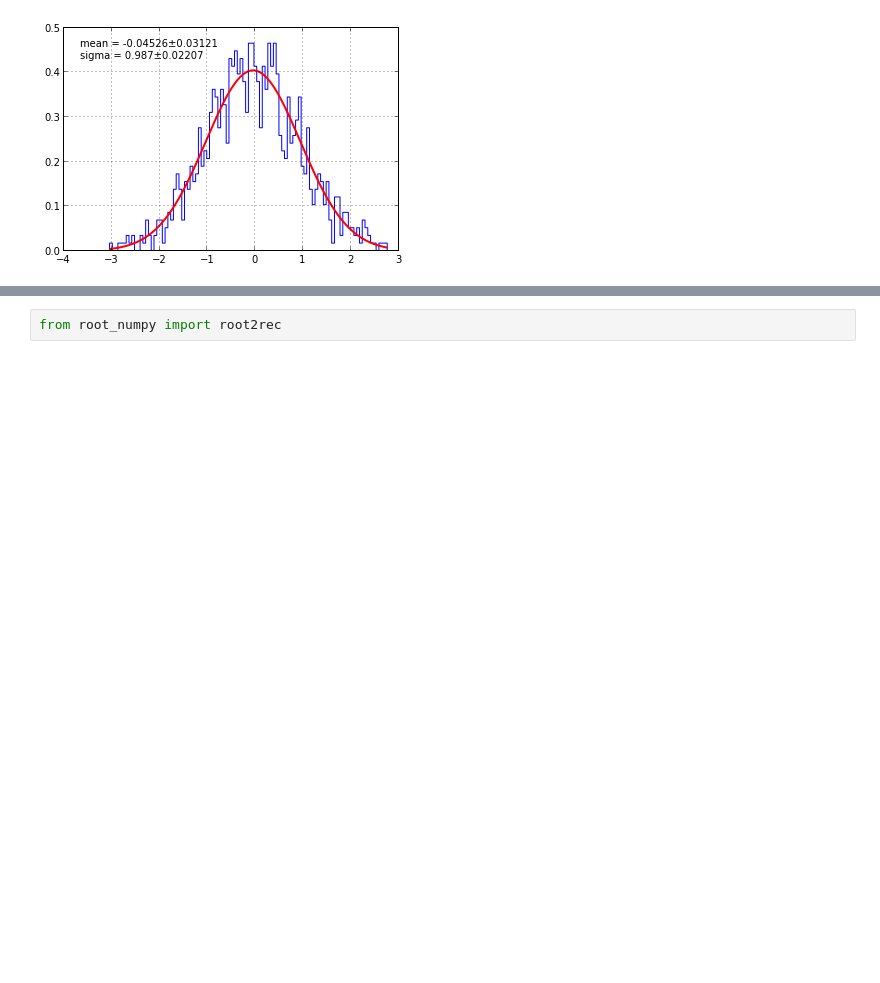
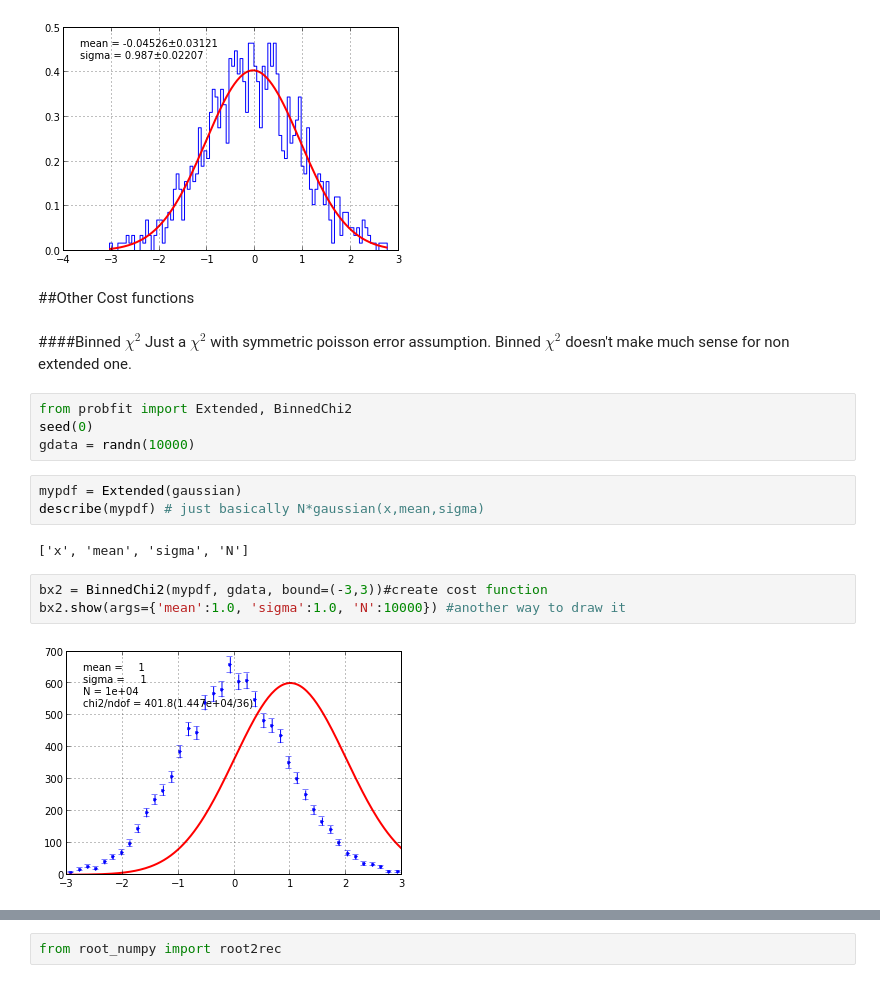
Before and after one commit to piti118/babar_python_tutorial, a Jupyter notebook: notebooks/04_Fitting.ipynb, the cells around one changed output, grey strips where cells are left out. Drawn from its saved outputs; the diff is of its cells as text; blank space fills up the shorter version.

```diff
--- a/notebooks/04_Fitting.ipynb
+++ b/notebooks/04_Fitting.ipynb
@@ -203,3 +220,22 @@ ulh.show(m)
 | 2 | sigma | 9.870336e-01 | 2.207075e-02 | 0.000000e+00 | 0.000000e+00 |  |  |  |
 [interactive output not drawn]
 [figure]
+# %% [markdown]
+##Other Cost functions
+# %% [markdown]
+####Binned $\chi^2$
+Just a $\chi^2$ with symmetric poisson error assumption. Binned $\chi^2$ doesn't make much sense for non extended one.
+# %%
+from probfit import Extended, BinnedChi2
+seed(0)
+gdata = randn(10000)
+# %%
+mypdf = Extended(gaussian)
+describe(mypdf) # just basically N*gaussian(x,mean,sigma)
+# %% [output]
+['x', 'mean', 'sigma', 'N']
+# %%
+bx2 = BinnedChi2(mypdf, gdata, bound=(-3,3))#create cost function
+bx2.show(args={'mean':1.0, 'sigma':1.0, 'N':10000}) #another way to draw it
+# %% [output]
+[figure, added]
```
Also changed, not shown: parts of 53 cells of this notebook, 3 other files.
